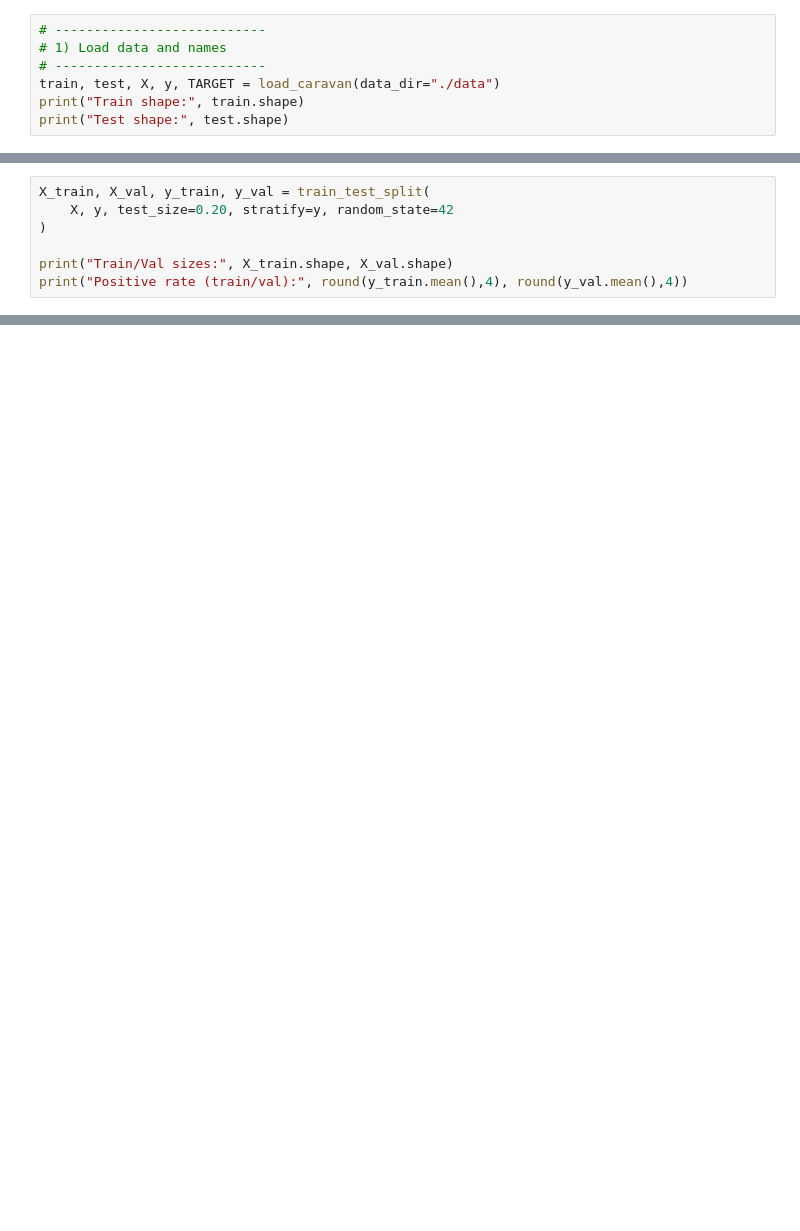
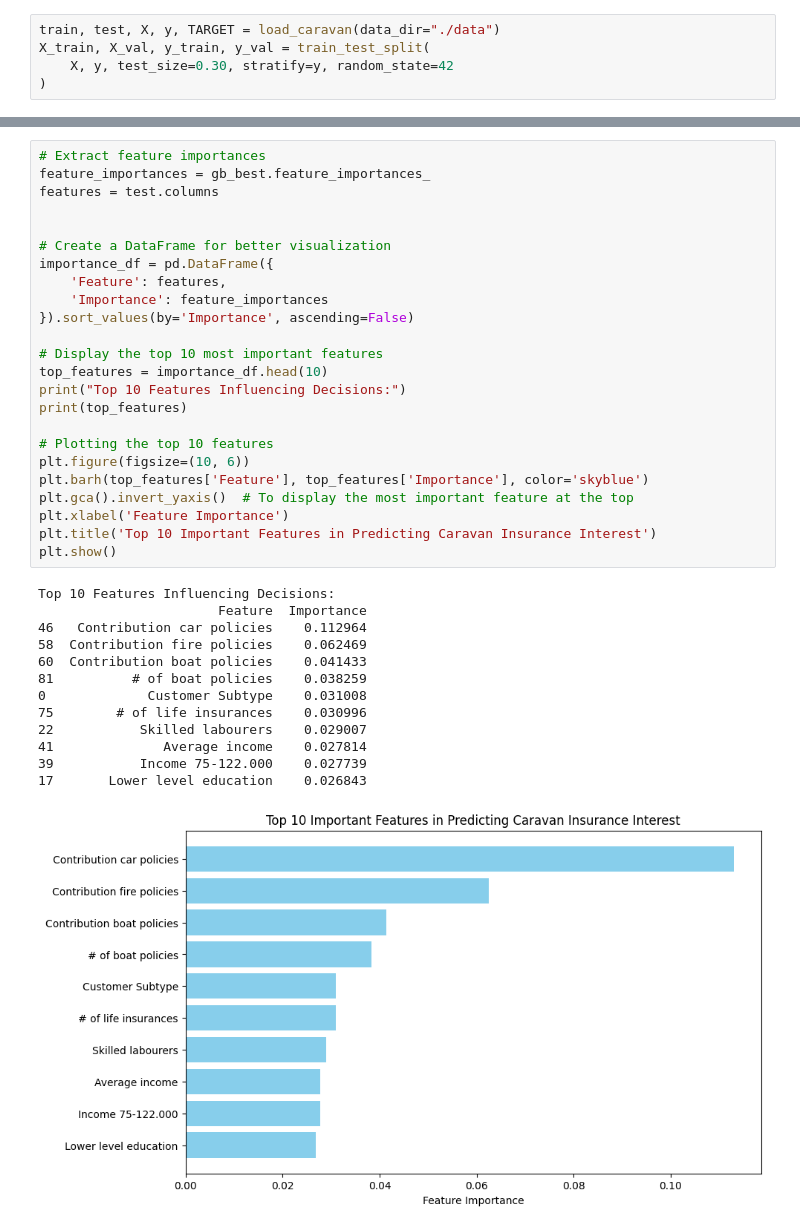
Before and after one commit to millivio/CaravanInsurance, a Jupyter notebook: Gradient_Boosting.ipynb, the cells around one changed output, grey strips where cells are left out. Cells and saved outputs as stored; diff of their text form; blank space fills up the shorter version.

```diff
--- a/Gradient_Boosting.ipynb
+++ b/Gradient_Boosting.ipynb
@@ -7,7 +8,5 @@ from scripts.data_loader import load_caravan
 # %%
-# ---------------------------
-# 1) Load data and names
-# ---------------------------
 train, test, X, y, TARGET = load_caravan(data_dir="./data")
-print("Train shape:", train.shape)
-print("Test shape:", test.shape)
+X_train, X_val, y_train, y_val = train_test_split(
+    X, y, test_size=0.30, stratify=y, random_state=42
+)
@@ -17,7 +12,0 @@ Test shape: (4000, 85)
-# %%
-X_train, X_val, y_train, y_val = train_test_split(
-    X, y, test_size=0.20, stratify=y, random_state=42
-)
-
-print("Train/Val sizes:", X_train.shape, X_val.shape)
-print("Positive rate (train/val):", round(y_train.mean(),4), round(y_val.mean(),4))
@@ -91,0 +109,38 @@ print("Precision@Top10%:", round(p10, 4))
+# %%
+# Extract feature importances
+feature_importances = gb_best.feature_importances_
+features = test.columns
+
+
+# Create a DataFrame for better visualization
+importance_df = pd.DataFrame({
+    'Feature': features,
+    'Importance': feature_importances
+}).sort_values(by='Importance', ascending=False)
+
+# Display the top 10 most important features
+top_features = importance_df.head(10)
+print("Top 10 Features Influencing Decisions:")
+print(top_features)
+
+# Plotting the top 10 features
+plt.figure(figsize=(10, 6))
+plt.barh(top_features['Feature'], top_features['Importance'], color='skyblue')
+plt.gca().invert_yaxis()  # To display the most important feature at the top
+plt.xlabel('Feature Importance')
+plt.title('Top 10 Important Features in Predicting Caravan Insurance Interest')
+plt.show()
+# %% [output]
+Top 10 Features Influencing Decisions:
+                       Feature  Importance
+46   Contribution car policies    0.112964
+58  Contribution fire policies    0.062469
+60  Contribution boat policies    0.041433
+81          # of boat policies    0.038259
+0             Customer Subtype    0.031008
+75        # of life insurances    0.030996
+22           Skilled labourers    0.029007
+41              Average income    0.027814
+39           Income 75-122.000    0.027739
+17       Lower level education    0.026843
+[figure, added]
```
Also changed, not shown: parts of 7 cells of this notebook, 2 other files.
